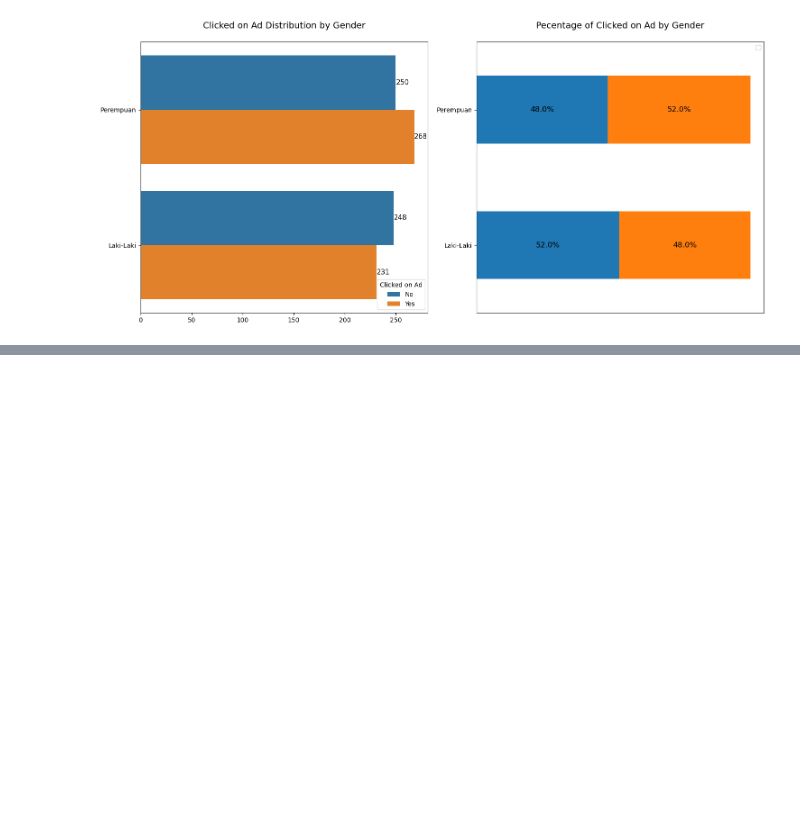
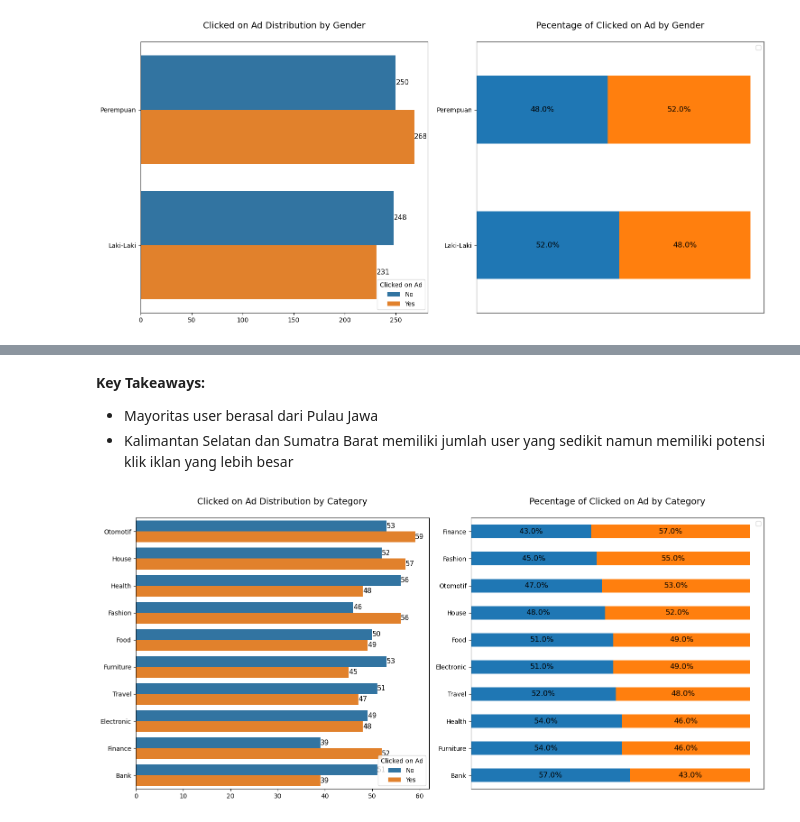
Before and after one commit to imalfunadam/Predict-Customer-Clicked-Ads-Classification-By-Using-Machine-Learning, a Jupyter notebook: Predict-Customer-Clicked-Ads-Classification.ipynb, the cells around one changed output, grey strips where cells are left out. Drawn from its saved outputs; the diff is of its cells as text; code cells hidden in the pictures; blank space fills up the shorter version.

```diff
--- a/Predict-Customer-Clicked-Ads-Classification.ipynb
+++ b/Predict-Customer-Clicked-Ads-Classification.ipynb
@@ -392,0 +395,9 @@ cat_visualization('Male', 'Gender')
+# %% [markdown]
+**Key Takeaways:**
+
+- Mayoritas user berasal dari Pulau Jawa
+- Kalimantan Selatan dan Sumatra Barat memiliki jumlah user yang sedikit namun memiliki potensi klik iklan yang lebih besar
+# %%
+cat_visualization('category', 'Category')
+# %% [output]
+[figure, added]
```
Also changed, not shown: parts of 52 cells of this notebook.
